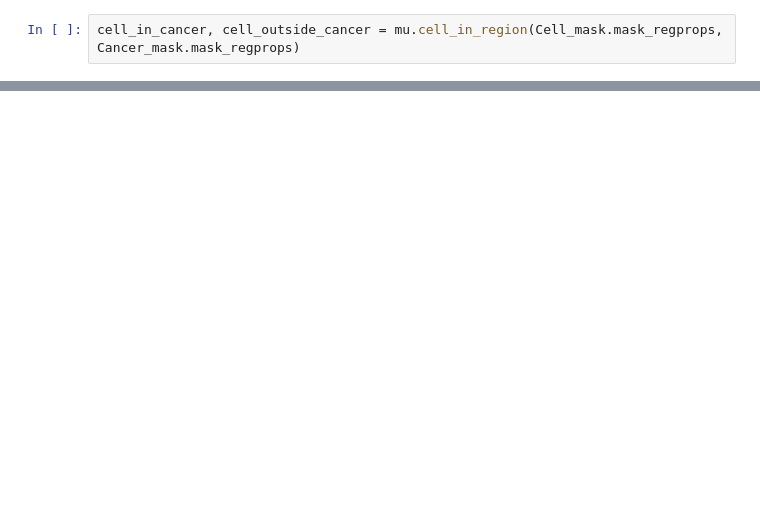
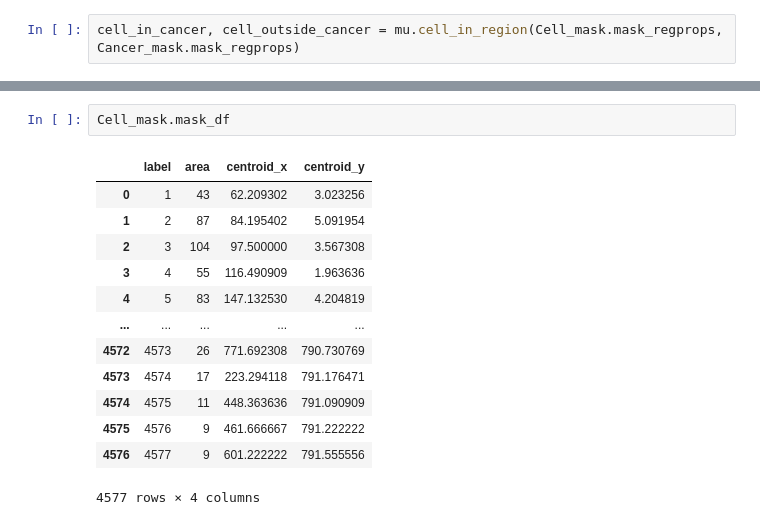
Before and after one commit to PattaWapee/IMCprocess, a Jupyter notebook: notebooks/mask_analysis/mask_analysis_full_pipeline/01run_main.ipynb, the cells around one changed output, grey strips where cells are left out. Drawn from its saved outputs; the diff is of its cells as text; blank space fills up the shorter version.

```diff
--- a/notebooks/mask_analysis/mask_analysis_full_pipeline/01run_main.ipynb
+++ b/notebooks/mask_analysis/mask_analysis_full_pipeline/01run_main.ipynb
@@ -175,0 +197,16 @@ cancer_reg
+# %%
+Cell_mask.mask_df
+# %% [output]
+|  | label | area | centroid_x | centroid_y |
+| 0 | 1 | 43 | 62.209302 | 3.023256 |
+| 1 | 2 | 87 | 84.195402 | 5.091954 |
+| 2 | 3 | 104 | 97.500000 | 3.567308 |
+| 3 | 4 | 55 | 116.490909 | 1.963636 |
+| 4 | 5 | 83 | 147.132530 | 4.204819 |
+| ... | ... | ... | ... | ... |
+| 4572 | 4573 | 26 | 771.692308 | 790.730769 |
+| 4573 | 4574 | 17 | 223.294118 | 791.176471 |
+| 4574 | 4575 | 11 | 448.363636 | 791.090909 |
+| 4575 | 4576 | 9 | 461.666667 | 791.222222 |
+| 4576 | 4577 | 9 | 601.222222 | 791.555556 |
+4577 rows × 4 columns
```
Also changed, not shown: parts of 10 cells of this notebook, 4 other files.
